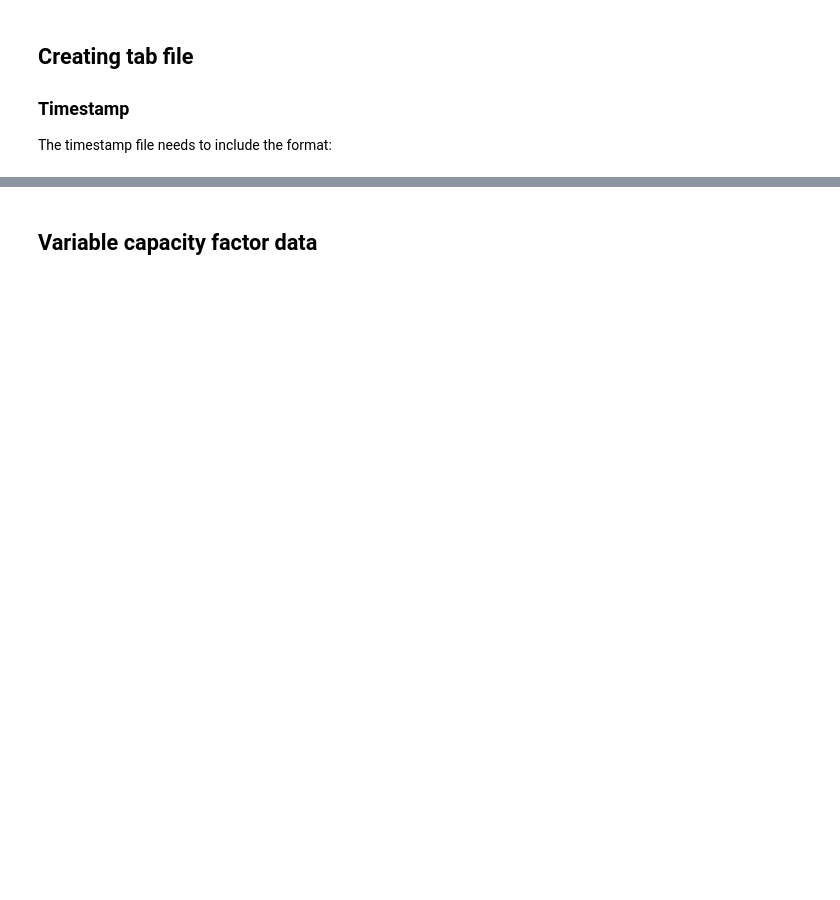
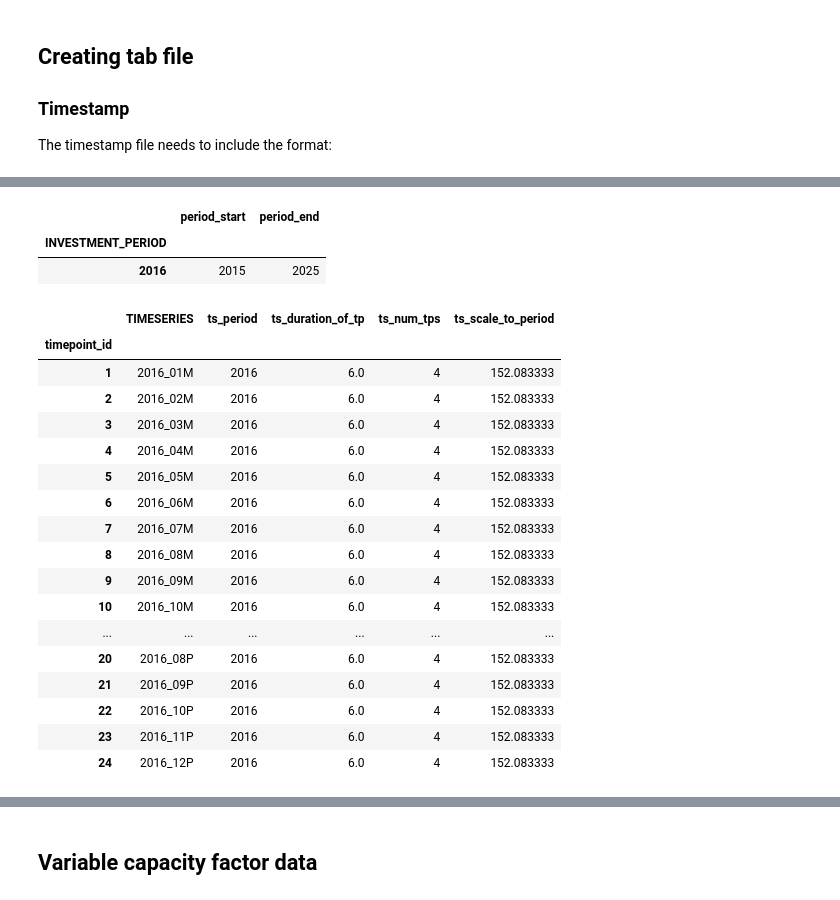
Before and after one commit to sergiocastellanos/switch_mexico_data, a Jupyter notebook: notebooks/Inputs-switch.ipynb, the cells around one changed output, grey strips where cells are left out. Saved outputs shown, nothing was run; the diff lists cells and outputs as text; code cells hidden in the pictures; blank space fills up the shorter version.

```diff
--- a/notebooks/Inputs-switch.ipynb
+++ b/notebooks/Inputs-switch.ipynb
@@ -93,0 +123,3 @@ output_data = output_data.loc[output_data.date.dt.year <= 2025]
+# %%
+median_data = get_median_day(loads['2016']['total'])
+median_data.head(5)
@@ -97,3 +136,9 @@ output_data = output_data.loc[output_data.date.dt.year <= 2025]
 ### Timestamp
 
 The timestamp file needs to include the format:
+# %%
+peak_identifier = 'P'
+peak_data['timestamp'] = peak_data['date'].dt.strftime('%Y%m%d%H')
+peak_data['TIMESERIES'] = peak_data['date'].dt.strftime('%Y_%m{}'.format(peak_identifier))
+peak_data['daysinmonth'] = peak_data['date'].dt.daysinmonth
+peak_data.head()
@@ -99,0 +152,6 @@ The timestamp file needs to include the format:
+# %%
+median_identifier = 'M'
+median_data['timestamp'] = median_data['date'].dt.strftime('%Y%m%d%H')
+median_data['TIMESERIES'] = median_data['date'].dt.strftime('%Y_%m{}'.format(median_identifier))
+median_data['daysinmonth'] = median_data['date'].dt.daysinmonth
+median_data.head()
@@ -99,0 +165,11 @@ The timestamp file needs to include the format:
+# %%
+tp1 = median_data[['timestamp', 'TIMESERIES', 'daysinmonth']]
+tp2 = peak_data[['timestamp', 'TIMESERIES', 'daysinmonth']]
+timepoints_tab = pd.concat([tp1, tp2])
+timepoints_tab.index.name = 'timepoint_id'
+tmp = timepoints_tab.reset_index(drop=True)
+tmp = tmp.rename(columns={'TIMESERIES':'timeseries'})
+tmp.index += 1  # To start on 1
+tmp.index.name = 'timepoint_id'
+tmp[['timestamp', 'timeseries']].to_csv('switch-inputs/timepoints.tab', sep='\t')
+tmp.head()
@@ -99,0 +184,45 @@ The timestamp file needs to include the format:
+# %%
+from collections import OrderedDict
+# Todo implement multiple periods based on the data
+d = OrderedDict({'INVESTMENT_PERIOD': [2016], 'period_start': [2015], 'period_end':[2025]})
+periods_tab = pd.DataFrame(d)
+periods_tab= periods_tab.set_index('INVESTMENT_PERIOD')
+periods_tab.to_csv('switch-inputs/periods.tab', sep='\t')
+periods_tab.head()
+# %% [output]
+|  | period_start | period_end |
+| INVESTMENT_PERIOD |  |  |
+| 2016 | 2015 | 2025 |
+# %%
+timeseries_tab = timepoints_tab[['TIMESERIES', 'daysinmonth']].drop_duplicates('TIMESERIES').reset_index(drop=True)
+ts_duration_of_tp = (24/number)
+timeseries_tab['ts_period'] = 2016 # Fix this to change investment period
+timeseries_tab['count'] = timeseries_tab.groupby('ts_period')['TIMESERIES'].transform(len)
+timeseries_tab['ts_duration_of_tp'] = ts_duration_of_tp
+timeseries_tab['ts_num_tps'] = timepoints_tab[['timestamp', 'TIMESERIES']].groupby('TIMESERIES').count().values
+timeseries_tab['ts_scale_to_period'] = 10*24*(365/(timeseries_tab['count']))/(timeseries_tab['ts_duration_of_tp']*timeseries_tab['ts_num_tps'])
+timeseries_tab.index +=1
+timeseries_tab.index.name = 'timepoint_id'
+del timeseries_tab['daysinmonth']
+del timeseries_tab['count']
+timeseries_tab.to_csv('switch-inputs/timeseries.tab', index=False, sep='\t')
+timeseries_tab
+# %% [output]
+|  | TIMESERIES | ts_period | ts_duration_of_tp | ts_num_tps | ts_scale_to_period |
+| timepoint_id |  |  |  |  |  |
+| 1 | 2016_01M | 2016 | 6.0 | 4 | 152.083333 |
+| 2 | 2016_02M | 2016 | 6.0 | 4 | 152.083333 |
+| 3 | 2016_03M | 2016 | 6.0 | 4 | 152.083333 |
+| 4 | 2016_04M | 2016 | 6.0 | 4 | 152.083333 |
+| 5 | 2016_05M | 2016 | 6.0 | 4 | 152.083333 |
+| 6 | 2016_06M | 2016 | 6.0 | 4 | 152.083333 |
+| 7 | 2016_07M | 2016 | 6.0 | 4 | 152.083333 |
+| 8 | 2016_08M | 2016 | 6.0 | 4 | 152.083333 |
+| 9 | 2016_09M | 2016 | 6.0 | 4 | 152.083333 |
+| 10 | 2016_10M | 2016 | 6.0 | 4 | 152.083333 |
+| ... | ... | ... | ... | ... | ... |
+| 20 | 2016_08P | 2016 | 6.0 | 4 | 152.083333 |
+| 21 | 2016_09P | 2016 | 6.0 | 4 | 152.083333 |
+| 22 | 2016_10P | 2016 | 6.0 | 4 | 152.083333 |
+| 23 | 2016_11P | 2016 | 6.0 | 4 | 152.083333 |
+| 24 | 2016_12P | 2016 | 6.0 | 4 | 152.083333 |
```
Also changed, not shown: parts of 22 cells of this notebook.
